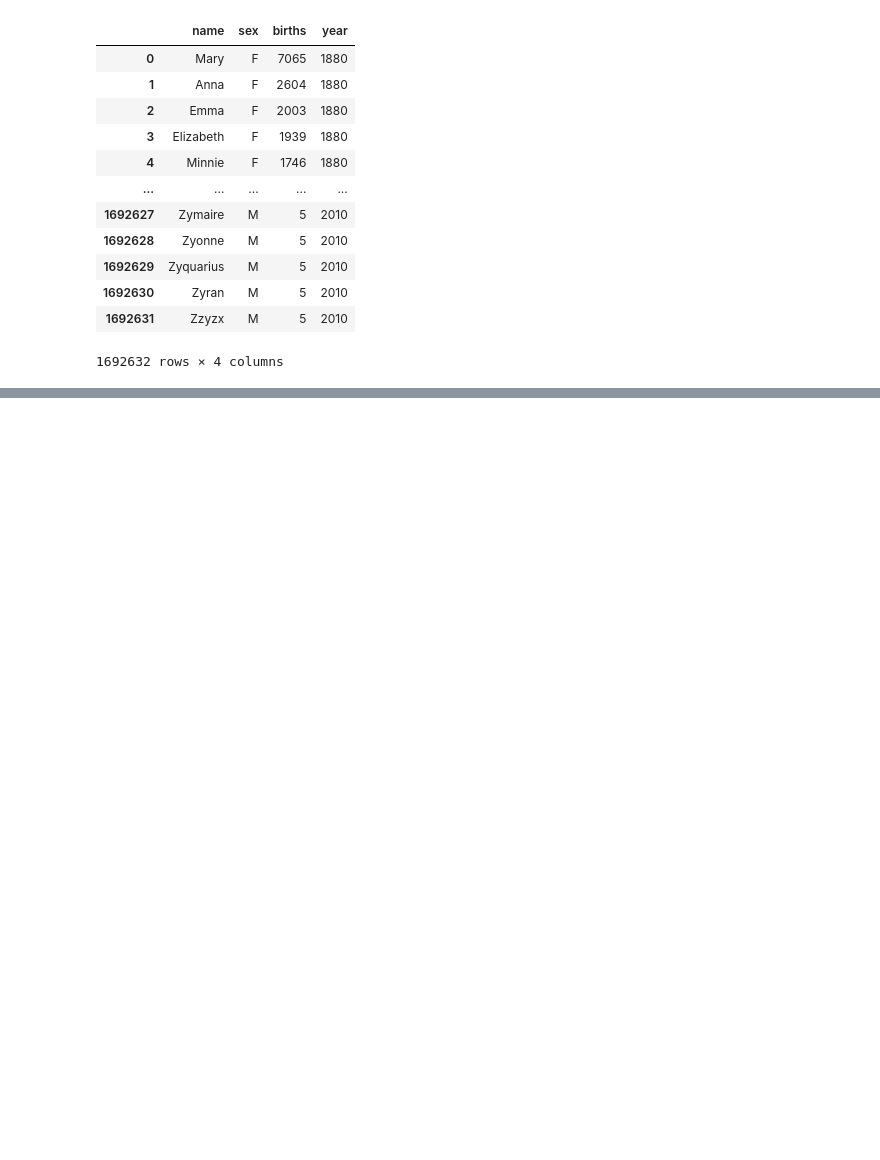
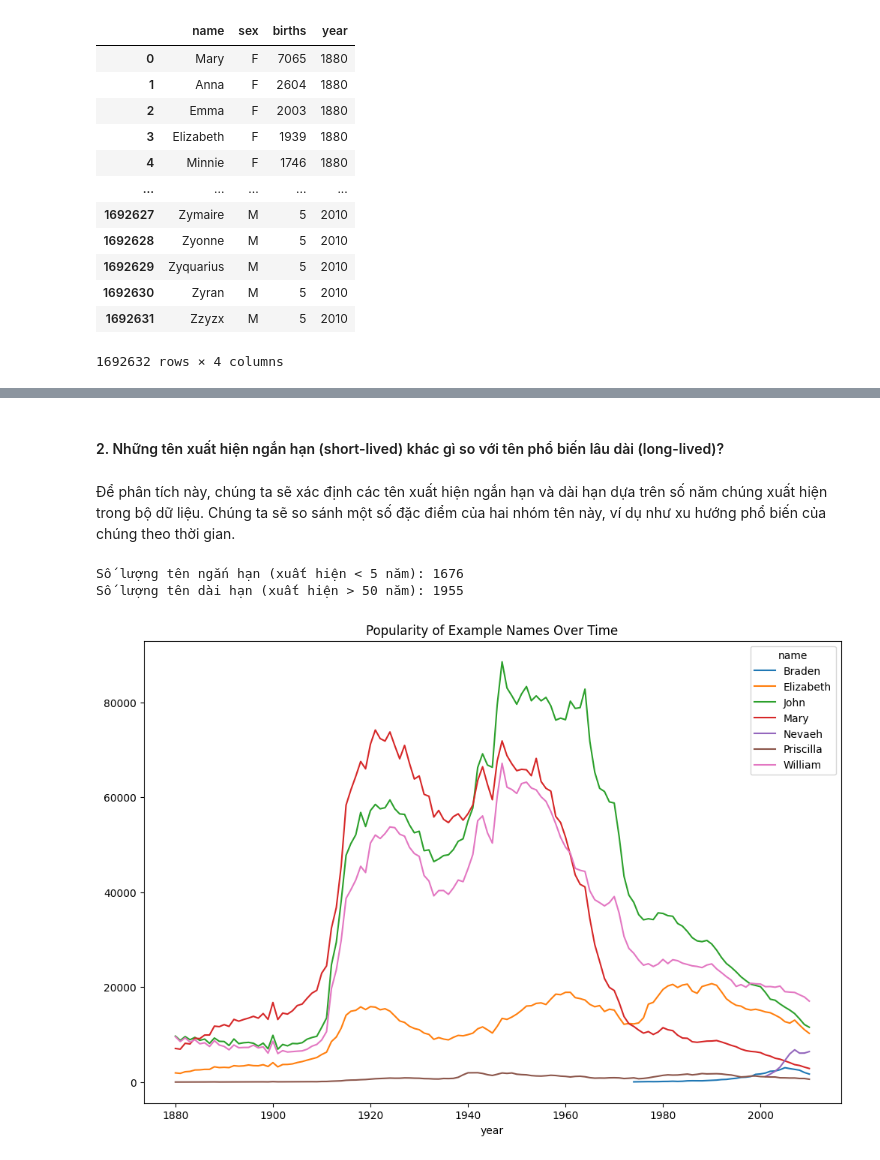
Before and after one commit to Mint0511/PTDL-25-26, a Jupyter notebook: Lab02/Lab02_Chapter-13_Data_Analysis_Examples.ipynb, the cells around one changed output, grey strips where cells are left out. Saved outputs shown, nothing was run; the diff lists cells and outputs as text; code cells hidden in the pictures; blank space fills up the shorter version.

```diff
--- a/Lab02/Lab02_Chapter-13_Data_Analysis_Examples.ipynb
+++ b/Lab02/Lab02_Chapter-13_Data_Analysis_Examples.ipynb
@@ -383,0 +301,34 @@ plt.show()
+# %% [markdown]
+#### 2. Những tên xuất hiện ngắn hạn (short-lived) khác gì so với tên phổ biến lâu dài (long-lived)?
+# %% [markdown]
+Để phân tích này, chúng ta sẽ xác định các tên xuất hiện ngắn hạn và dài hạn dựa trên số năm chúng xuất hiện trong bộ dữ liệu. Chúng ta sẽ so sánh một số đặc điểm của hai nhóm tên này, ví dụ như xu hướng phổ biến của chúng theo thời gian.
+# %%
+# Tính số năm mỗi tên xuất hiện trong top 1000
+name_counts = top1000.groupby("name")["year"].count()
+
+# Xác định tên ngắn hạn (ví dụ: xuất hiện ít hơn 5 năm) và tên dài hạn (ví dụ: xuất hiện hơn 50 năm)
+short_lived_names = name_counts[name_counts < 5].index
+long_lived_names = name_counts[name_counts > 50].index
+
+print(f"Số lượng tên ngắn hạn (xuất hiện < 5 năm): {len(short_lived_names)}")
+print(f"Số lượng tên dài hạn (xuất hiện > 50 năm): {len(long_lived_names)}")
+
+# Chọn một vài tên ví dụ từ mỗi nhóm để trực quan hóa
+example_short_lived = ["Nevaeh", "Jaziah", "Braden", "Priscilla"] # Ví dụ tên ngắn hạn
+example_long_lived = ["John", "Mary", "William", "Elizabeth"] # Ví dụ tên dài hạn
+
+# Lọc dữ liệu cho các tên ví dụ
+example_names_df = top1000[top1000["name"].isin(example_short_lived + example_long_lived)].reset_index(drop=True)
+
+# Tính tổng số ca sinh cho các tên ví dụ theo năm
+example_names_births = example_names_df.pivot_table(
+    "births", index="year", columns="name", aggfunc="sum"
+)
+
+# Vẽ biểu đồ thể hiện xu hướng phổ biến của các tên ví dụ
+example_names_births.plot(title="Popularity of Example Names Over Time", figsize=(12, 8))
+plt.show()
+# %% [output]
+Số lượng tên ngắn hạn (xuất hiện < 5 năm): 1676
+Số lượng tên dài hạn (xuất hiện > 50 năm): 1955
+[figure, added]
```
Also changed, not shown: parts of 80 cells of this notebook.
